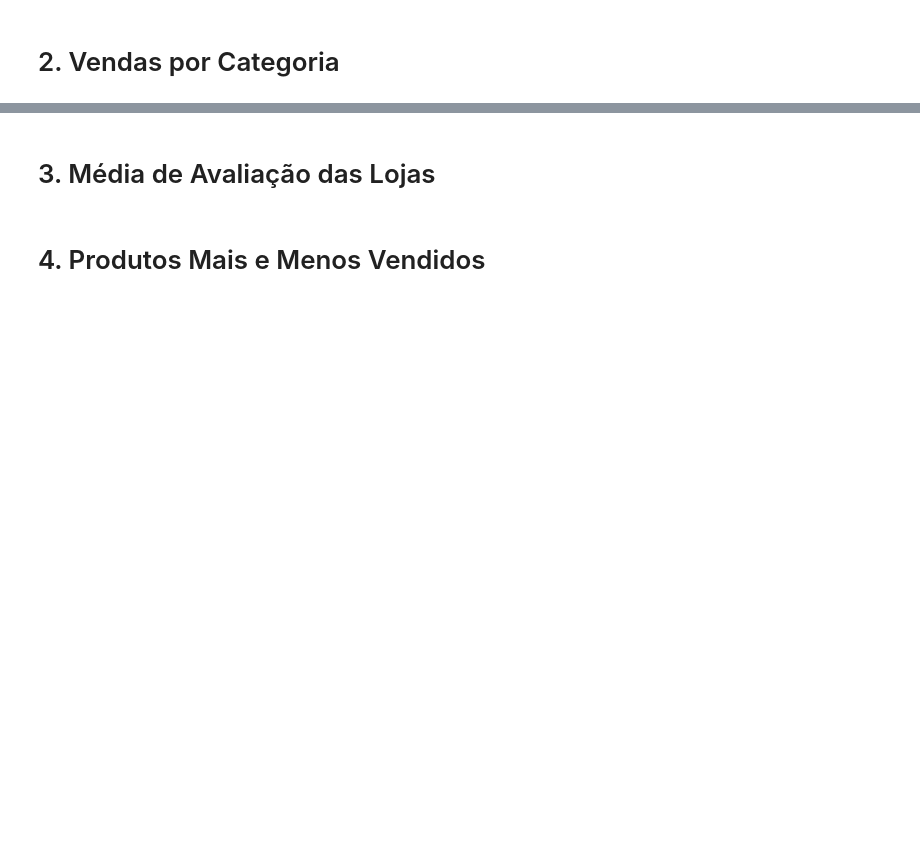
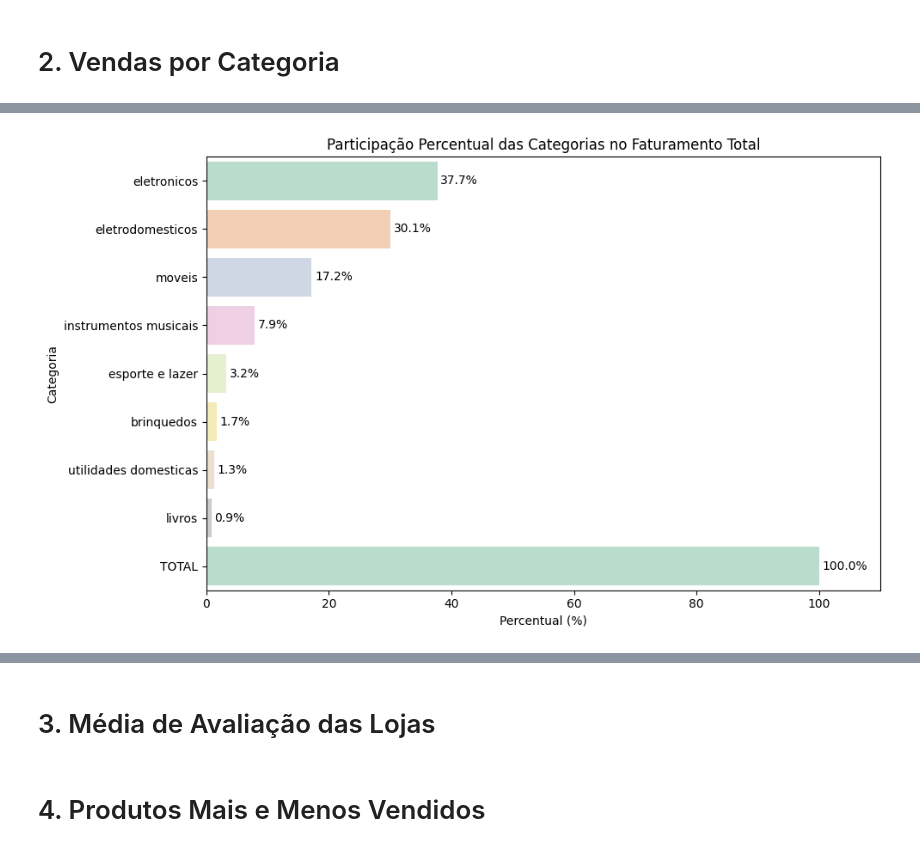
Before and after one commit to moises-rb/DataScienceONE, a Jupyter notebook: Challenge_AluraStoreBr.ipynb, the cells around one changed output, grey strips where cells are left out. Saved outputs shown, nothing was run; the diff lists cells and outputs as text; code cells hidden in the pictures; blank space fills up the shorter version.

```diff
--- a/Challenge_AluraStoreBr.ipynb
+++ b/Challenge_AluraStoreBr.ipynb
@@ -27,0 +196,42 @@ loja.head()
+# %%
+# 1️⃣ Agrupa por categoria para somar o faturamento
+faturamento_categoria = df_geral.groupby('Categoria do Produto')['Preço'].sum().reset_index()
+
+# 2️⃣ Calcula o percentual de participação de cada categoria
+faturamento_categoria['percentual'] = (faturamento_categoria['Preço'] / faturamento_categoria['Preço'].sum()) * 100
+
+# 3️⃣ Ordena para ficar visualmente organizado
+faturamento_categoria = faturamento_categoria.sort_values('percentual', ascending=False)
+
+# 4️⃣ Adiciona linha TOTAL para visual referência
+linha_total = pd.DataFrame({
+    'Categoria do Produto': ['TOTAL'],
+    'Preço': [faturamento_categoria['Preço'].sum()],
+    'percentual': [100.0]
+})
+faturamento_categoria = pd.concat([faturamento_categoria, linha_total], ignore_index=True)
+
+# 5️⃣ Gera o gráfico
+plt.figure(figsize=(10, 6))
+sns.barplot(
+    data=faturamento_categoria,
+    x='percentual',
+    y='Categoria do Produto',
+    palette='Pastel2',
+    hue='Categoria do Produto',
+    dodge=False,
+    legend=False
+)
+
+# 6️⃣ Insere os rótulos com os percentuais
+for i, row in faturamento_categoria.iterrows():
+    plt.text(row['percentual'] + 0.5, i, f"{row['percentual']:.1f}%", va='center')
+
+plt.xlim(0, 110)
+plt.title('Participação Percentual das Categorias no Faturamento Total')
+plt.xlabel('Percentual (%)')
+plt.ylabel('Categoria')
+plt.tight_layout()
+plt.show()
+# %% [output]
+[figure, added]
```
Also changed, not shown: parts of 26 cells of this notebook.
